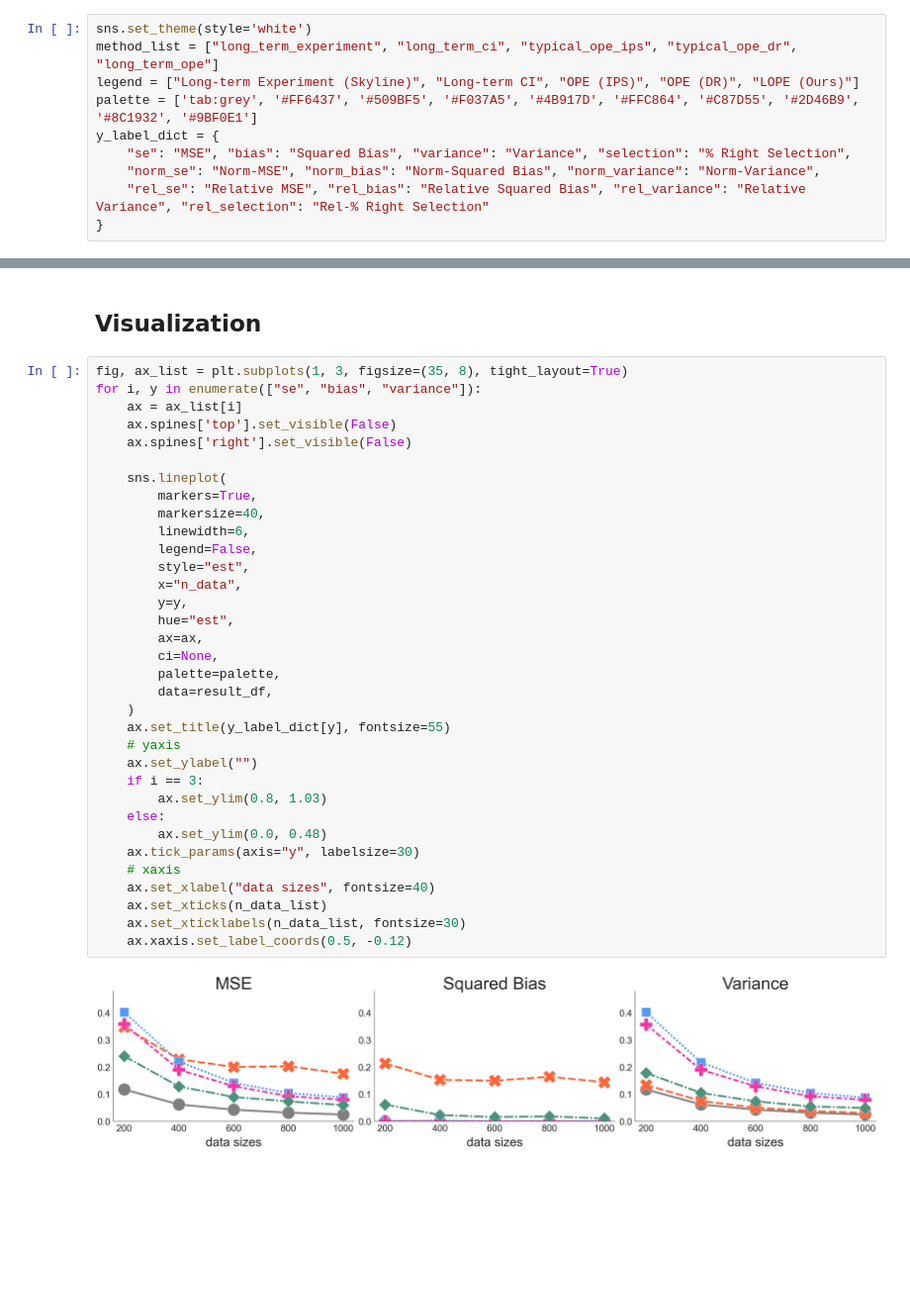
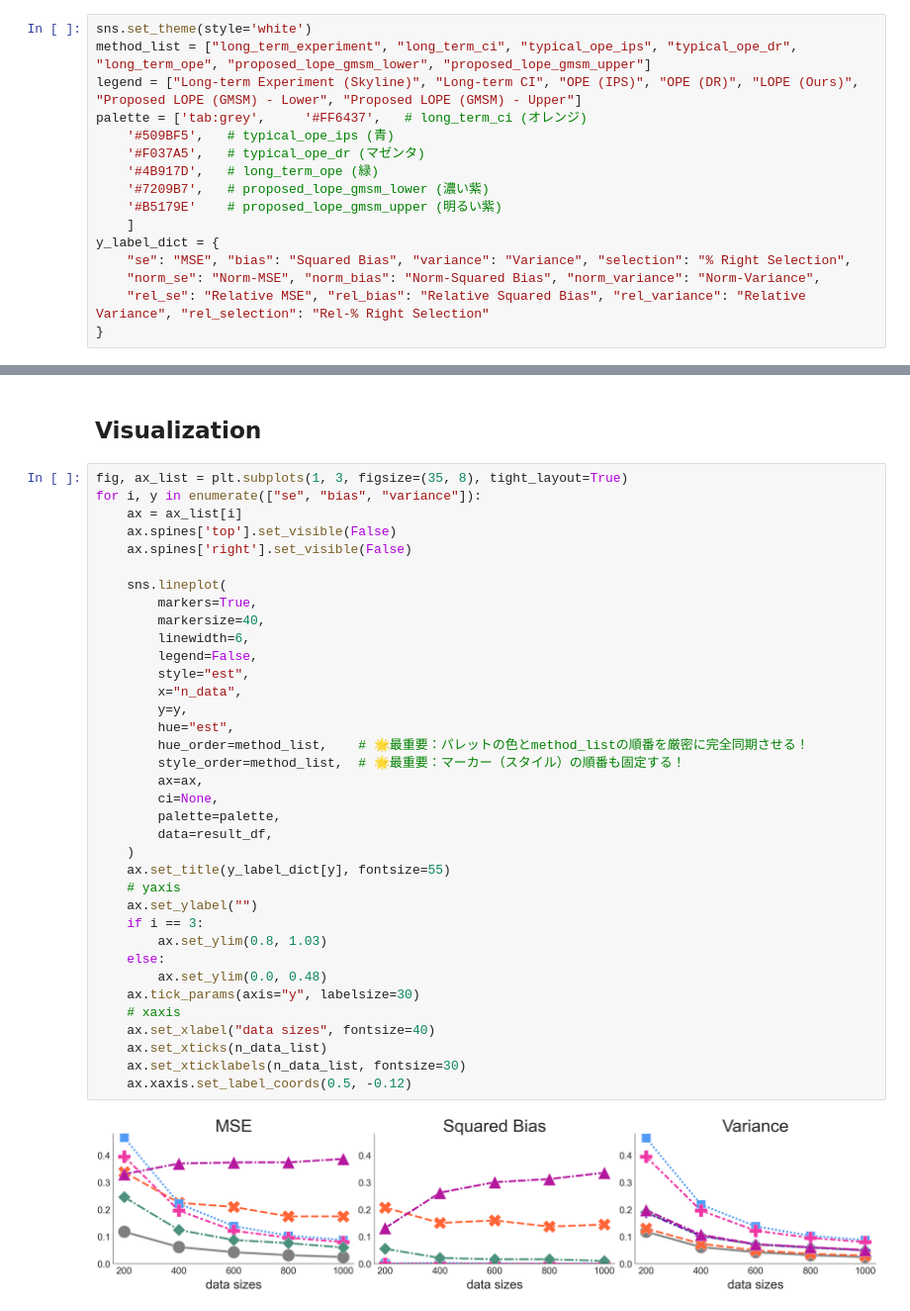
Before and after one commit to hiroto2270s/www2024-lope, a Jupyter notebook: notebooks/estimation-varying-data-size.ipynb, the cells around one changed output, grey strips where cells are left out. Shown at 99% size. Saved outputs shown, nothing was run; the diff lists cells and outputs as text; blank space fills up the shorter version.

Commit message:
STARデータセットでの実装(LCI, LOPE, 提案)

```diff
--- a/notebooks/estimation-varying-data-size.ipynb
+++ b/notebooks/estimation-varying-data-size.ipynb
@@ -22,9 +22,15 @@ importlib.reload(estimation)
 run_all = estimation.run_all
 # %%
 sns.set_theme(style='white')
-method_list = ["long_term_experiment", "long_term_ci", "typical_ope_ips", "typical_ope_dr", "long_term_ope"]
-legend = ["Long-term Experiment (Skyline)", "Long-term CI", "OPE (IPS)", "OPE (DR)", "LOPE (Ours)"]
-palette = ['tab:grey', '#FF6437', '#509BF5', '#F037A5', '#4B917D', '#FFC864', '#C87D55', '#2D46B9', '#8C1932', '#9BF0E1']
+method_list = ["long_term_experiment", "long_term_ci", "typical_ope_ips", "typical_ope_dr", "long_term_ope", "proposed_lope_gmsm_lower", "proposed_lope_gmsm_upper"]
+legend = ["Long-term Experiment (Skyline)", "Long-term CI", "OPE (IPS)", "OPE (DR)", "LOPE (Ours)", "Proposed LOPE (GMSM) - Lower", "Proposed LOPE (GMSM) - Upper"]
+palette = ['tab:grey',     '#FF6437',   # long_term_ci (オレンジ)
+    '#509BF5',   # typical_ope_ips (青)
+    '#F037A5',   # typical_ope_dr (マゼンタ)
+    '#4B917D',   # long_term_ope (緑)
+    '#7209B7',   # proposed_lope_gmsm_lower (濃い紫)
+    '#B5179E'    # proposed_lope_gmsm_upper (明るい紫)
+    ]
 y_label_dict = {
     "se": "MSE", "bias": "Squared Bias", "variance": "Variance", "selection": "% Right Selection",
     "norm_se": "Norm-MSE", "norm_bias": "Norm-Squared Bias", "norm_variance": "Norm-Variance",
@@ -107,31 +113,33 @@ for i, y in enumerate(["se", "bias", "variance"]):
     ax.spines['right'].set_visible(False)
 
     sns.lineplot(
         markers=True,
         markersize=40,
         linewidth=6,
         legend=False,
         style="est",
         x="n_data",
         y=y,
         hue="est",
+        hue_order=method_list,    # 🌟最重要：パレットの色とmethod_listの順番を厳密に完全同期させる！
+        style_order=method_list,  # 🌟最重要：マーカー（スタイル）の順番も固定する！
         ax=ax,
         ci=None,
         palette=palette,
         data=result_df,
     )
     ax.set_title(y_label_dict[y], fontsize=55)
     # yaxis
     ax.set_ylabel("")
     if i == 3:
         ax.set_ylim(0.8, 1.03)
     else:
         ax.set_ylim(0.0, 0.48)
     ax.tick_params(axis="y", labelsize=30)
     # xaxis
     ax.set_xlabel("data sizes", fontsize=40)
     ax.set_xticks(n_data_list)
     ax.set_xticklabels(n_data_list, fontsize=30)
     ax.xaxis.set_label_coords(0.5, -0.12)
 # %% [output]
-[figure, old version]
+[figure, new version]
```
Also changed, not shown: parts of 1 cell of this notebook, 22 other files.
